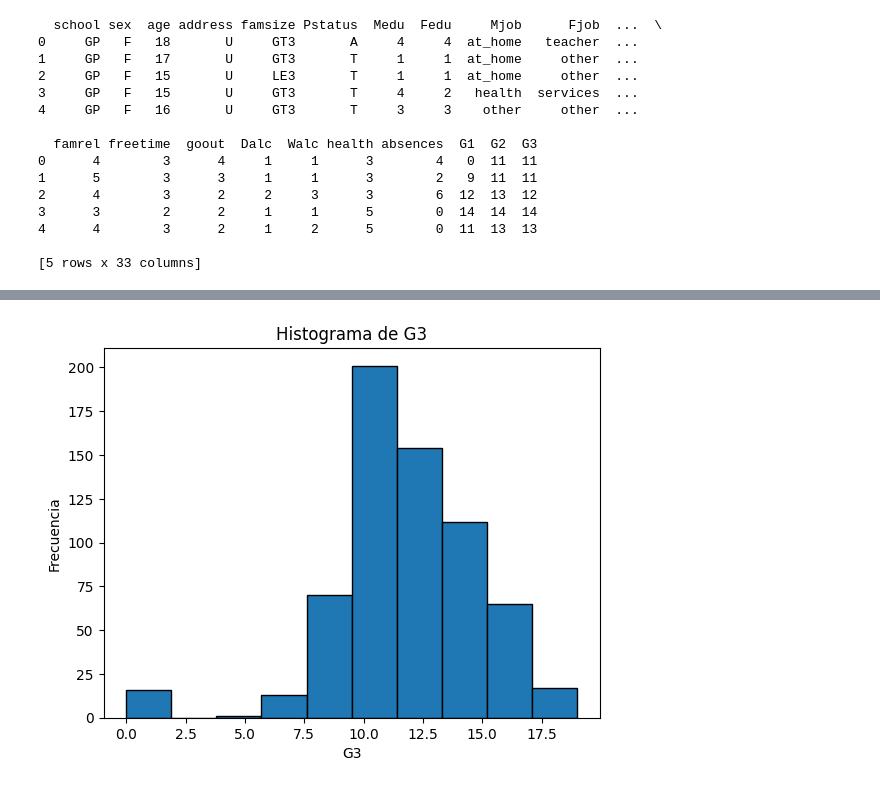
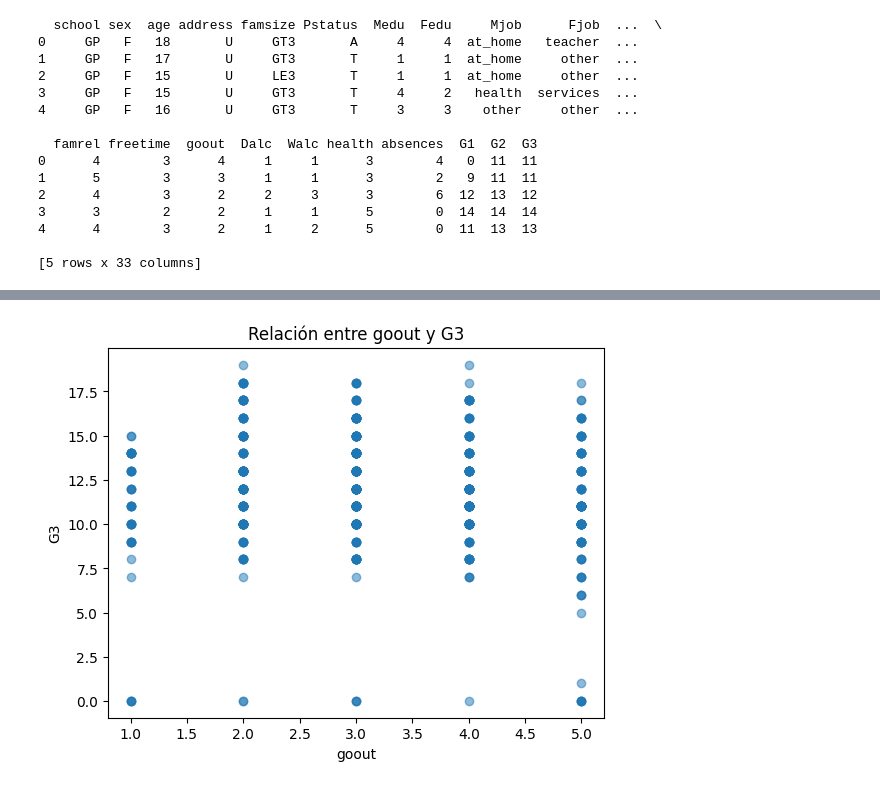
Before and after one commit to Tumup/estadistica, a Jupyter notebook: ESTADISTICA/analisis.ipynb, the cells around one changed output, grey strips where cells are left out. Cells and saved outputs as stored; diff of their text form; code cells hidden in the pictures.

```diff
--- a/ESTADISTICA/analisis.ipynb
+++ b/ESTADISTICA/analisis.ipynb
@@ -54,14 +69,21 @@ plt.show()
-# %%
-variable_of_interest = 'G3'
-
-# Crea el histograma
-plt.hist(df[variable_of_interest], bins=10, edgecolor='black')  # Puedes ajustar el número de bins según sea necesario
-plt.title(f'Histograma de {variable_of_interest}')
-plt.xlabel(variable_of_interest)
-plt.ylabel('Frecuencia')
-plt.show()
-# %% [output]
-[figure, removed]
+# %%
+import matplotlib.pyplot as plt
+import pandas as pd
+
+# Suponiendo que ya has leído el DataFrame df desde el archivo CSV
+
+# Selecciona las variables de interés
+variable_x = 'goout'
+variable_y = 'G3'
+
+# Crea el gráfico de dispersión
+plt.scatter(df[variable_x], df[variable_y], alpha=0.5)
+plt.title(f'Relación entre {variable_x} y {variable_y}')
+plt.xlabel(variable_x)
+plt.ylabel(variable_y)
+plt.show()
+# %% [output]
+[figure, added]
 # %%
 import seaborn as sns
 import matplotlib.pyplot as plt
```
Also changed, not shown: parts of 7 cells of this notebook.
